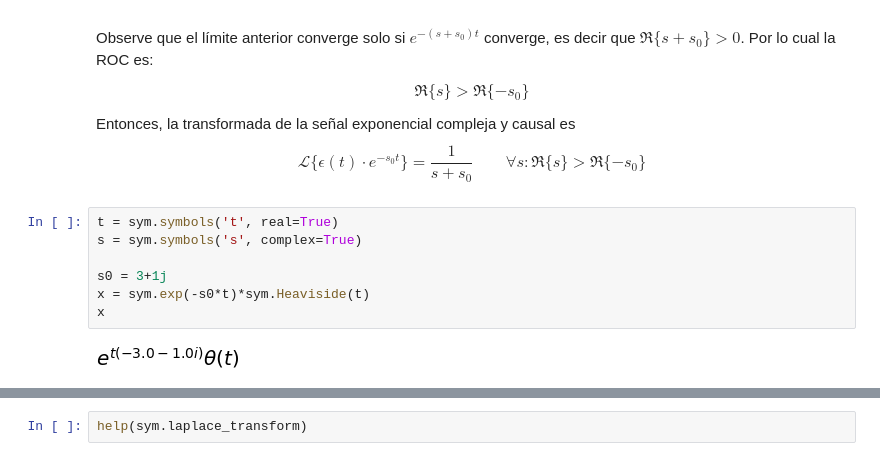
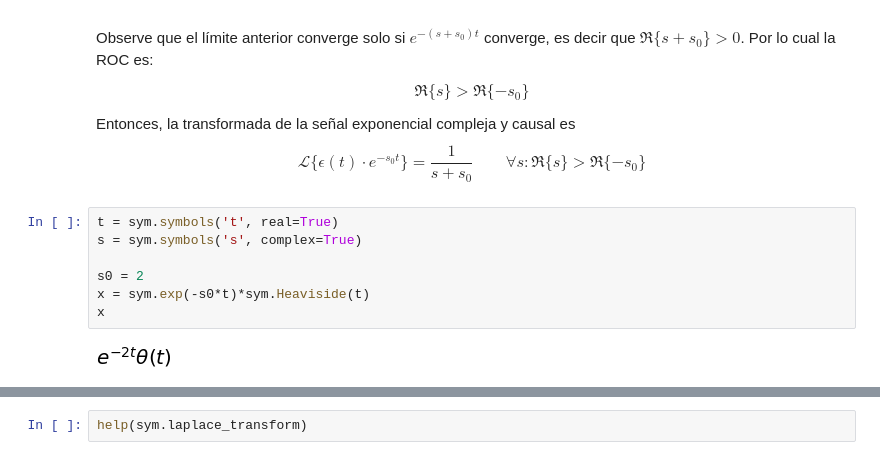
Before and after one commit to pierrediazp/Se-ales_y_Sistemas, a Jupyter notebook: 06_Transformada_Laplace.ipynb, the cells around one changed output, grey strips where cells are left out. Drawn from its saved outputs; the diff is of its cells as text.

```diff
--- a/06_Transformada_Laplace.ipynb
+++ b/06_Transformada_Laplace.ipynb
@@ -132,9 +132,9 @@ Entonces, la transformada de la señal exponencial compleja y causal es
 # %%
 t = sym.symbols('t', real=True)
 s = sym.symbols('s', complex=True)
 
-s0 = 3+1j
+s0 = 2
 x = sym.exp(-s0*t)*sym.Heaviside(t)
 x
 # %% [output]
-[figure, old version]
+[figure, new version]
```
Also changed, not shown: parts of 11 cells of this notebook, 3 other files.
